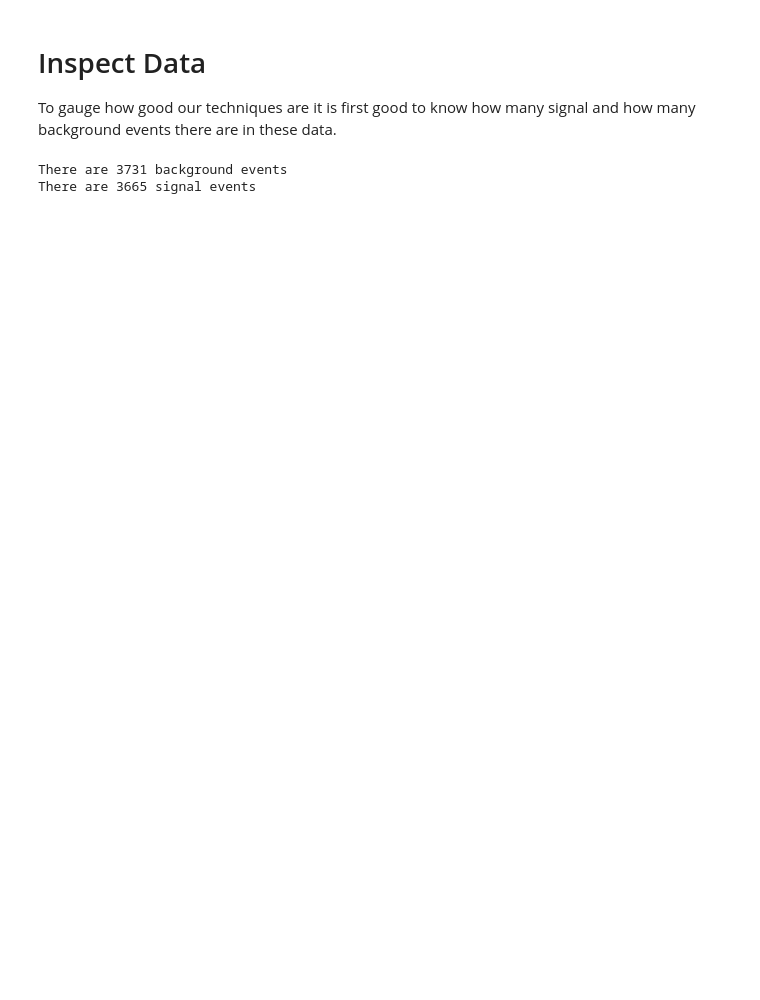
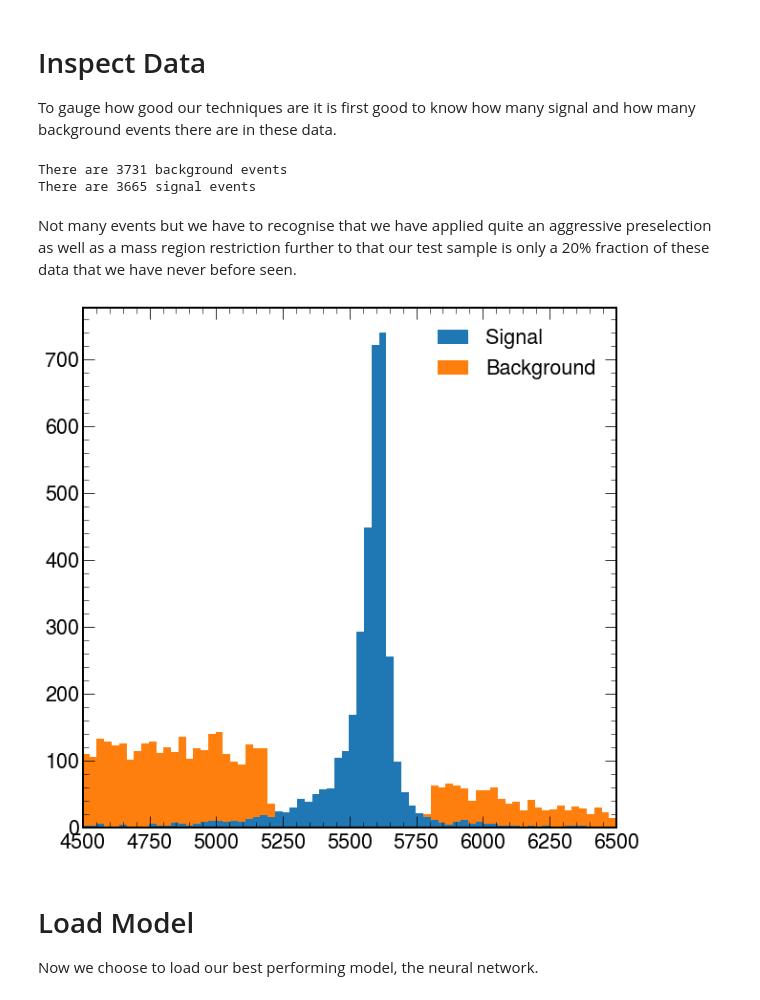
Before and after one commit to ChandlerKenworthy/Y4RareDecayProject, a Jupyter notebook: full/rare_mode.ipynb, the cells around one changed output. Cells and saved outputs as stored; diff of their text form; code cells hidden in the pictures; blank space fills up the shorter version.

```diff
--- a/full/rare_mode.ipynb
+++ b/full/rare_mode.ipynb
@@ -43,3 +38,19 @@ print(f"There are {test.category.value_counts()[1]} signal events")
 # %% [output]
 There are 3731 background events
 There are 3665 signal events
+# %% [markdown]
+Not many events but we have to recognise that we have applied quite an aggressive preselection as well as a mass region restriction further to that our test sample is only a 20% fraction of these data that we have never before seen.
+# %%
+fig, ax = plt.subplots(1, 1)
+h, bins = np.histogram(test['Lb_M'][test['category']==1], bins=100)
+h1, _ = np.histogram(test['Lb_M'][test['category']==0], bins=bins)
+hep.histplot([h, h1], bins=bins, yerr=[np.sqrt(h), np.sqrt(h1)], ax=ax, label=['Signal', 'Background'], histtype='fill', stack=True)
+ax.set_xlim(4500, 6500)
+#hep.lhcb.label(loc=0)
+plt.legend()
+plt.show()
+# %% [output]
+[figure, added]
+# %% [markdown]
+# Load Model
+Now we choose to load our best performing model, the neural network.
```
Also changed, not shown: parts of 12 cells of this notebook.
